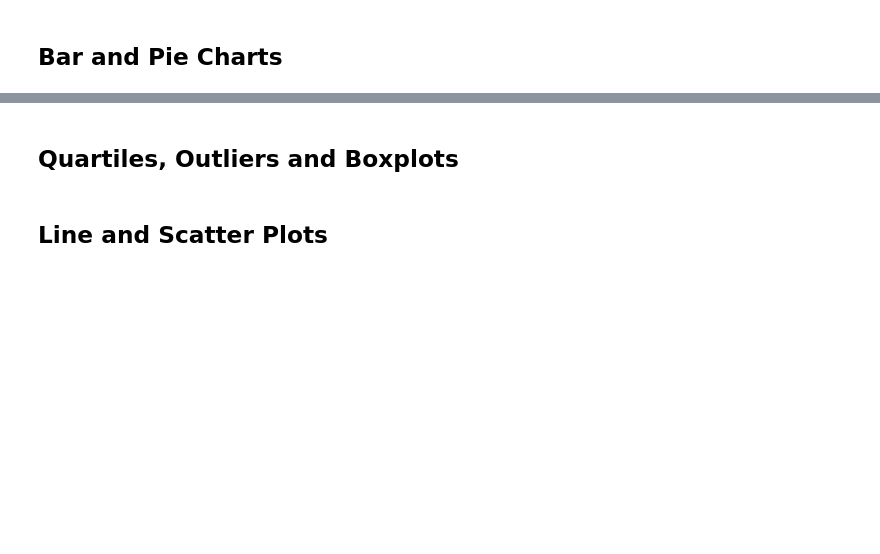
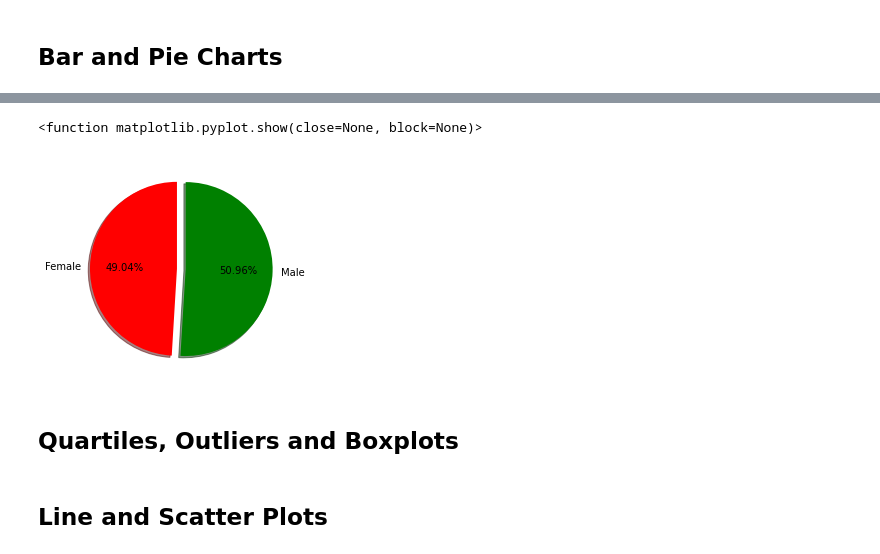
Before and after one commit to SerenaZhaoYanqing/05-Matplotlib-Challenge, a Jupyter notebook: pymaceuticals_starter.ipynb, the cells around one changed output, grey strips where cells are left out. Drawn from its saved outputs; the diff is of its cells as text; code cells hidden in the pictures; blank space fills up the shorter version.

```diff
--- a/pymaceuticals_starter.ipynb
+++ b/pymaceuticals_starter.ipynb
@@ -95,3 +172,25 @@ array(['Ramicane', 'Capomulin', 'Infubinol', 'Placebo', 'Ceftamin',
+# %%
+# Generate a pie plot showing the distribution of female versus male mice using pyplot
+# Labels for the sections of our pie chart
+#labels = ['Female','Male']
+
+labels=["Female","Male"]
+# The values of each section of the pie chart
+#duplicated_mouseID_list=duplicated_df['Mouse ID']
+gender_count =clean_df.groupby('Sex')['Sex'].count() #returning dataframe
+
+# The colors of each section of the pie chart
+colors = ["red", "green"]
+
+# Tells matplotlib to seperate the "Humans" section from the others
+explode = (0.1, 0)
+
+plt.pie(gender_count, explode=explode, labels=labels, colors=colors,
+    autopct="%1.2f%%", shadow=True, startangle=90)
+plt.show
+# %% [output]
+<function matplotlib.pyplot.show(close=None, block=None)>
+[figure, added]
 # %% [markdown]
 ## Quartiles, Outliers and Boxplots
 # %%
```
Also changed, not shown: parts of 10 cells of this notebook.
